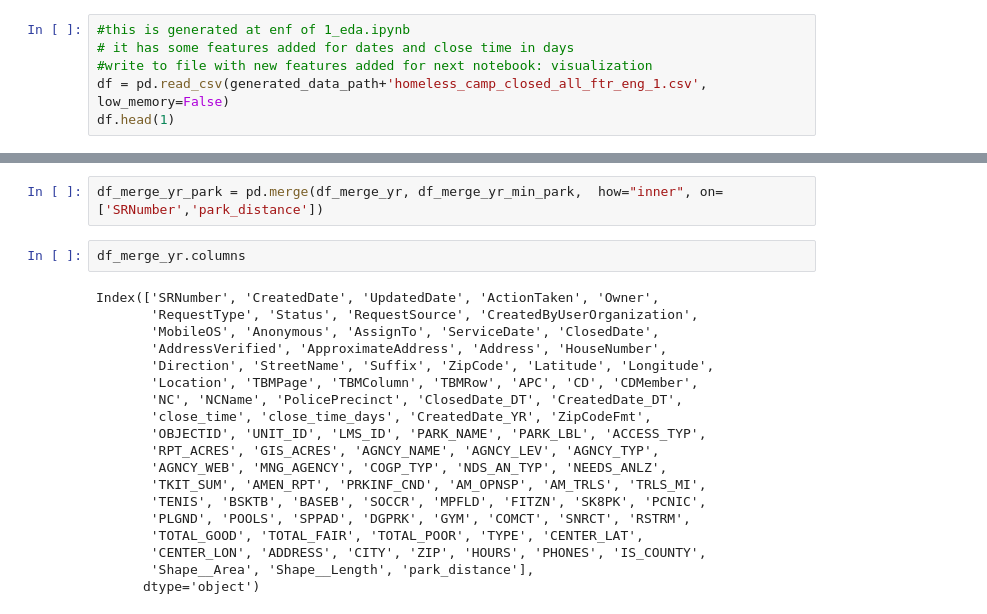
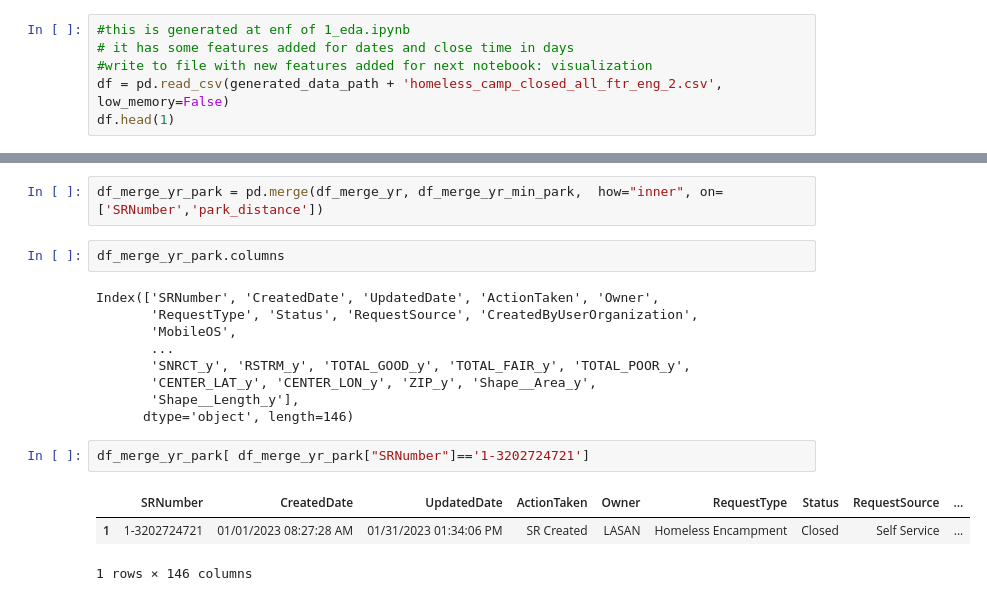
Before and after one commit to aeaiu/usable_ai_project, a Jupyter notebook: Notebooks/3_parks_eda.ipynb, the cells around one changed output, grey strips where cells are left out. Drawn from its saved outputs; the diff is of its cells as text.

Commit message:
added parks eda, features, and vix

```diff
--- a/Notebooks/3_parks_eda.ipynb
+++ b/Notebooks/3_parks_eda.ipynb
@@ -25,7 +24,7 @@ generated_data_path = "../Datagen/"
 #this is generated at enf of 1_eda.ipynb
 # it has some features added for dates and close time in days
 #write to file with new features added for next notebook: visualization
-df = pd.read_csv(generated_data_path+'homeless_camp_closed_all_ftr_eng_1.csv', low_memory=False)
+df = pd.read_csv(generated_data_path + 'homeless_camp_closed_all_ftr_eng_2.csv', low_memory=False)
 df.head(1)
 # %% [output]
 |  | SRNumber | CreatedDate | UpdatedDate | ActionTaken | Owner | RequestType | Status | RequestSource | ... |
@@ -271,23 +268,19 @@ df_merge_yr[ df_merge_yr["SRNumber"]=='1-3202724721']
 # %%
 df_merge_yr_park = pd.merge(df_merge_yr, df_merge_yr_min_park,  how="inner", on=['SRNumber','park_distance'])
 # %%
-df_merge_yr.columns
+df_merge_yr_park.columns
 # %% [output]
 Index(['SRNumber', 'CreatedDate', 'UpdatedDate', 'ActionTaken', 'Owner',
        'RequestType', 'Status', 'RequestSource', 'CreatedByUserOrganization',
-       'MobileOS', 'Anonymous', 'AssignTo', 'ServiceDate', 'ClosedDate',
-       'AddressVerified', 'ApproximateAddress', 'Address', 'HouseNumber',
-       'Direction', 'StreetName', 'Suffix', 'ZipCode', 'Latitude', 'Longitude',
-       'Location', 'TBMPage', 'TBMColumn', 'TBMRow', 'APC', 'CD', 'CDMember',
-       'NC', 'NCName', 'PolicePrecinct', 'ClosedDate_DT', 'CreatedDate_DT',
-       'close_time', 'close_time_days', 'CreatedDate_YR', 'ZipCodeFmt',
-       'OBJECTID', 'UNIT_ID', 'LMS_ID', 'PARK_NAME', 'PARK_LBL', 'ACCESS_TYP',
-       'RPT_ACRES', 'GIS_ACRES', 'AGNCY_NAME', 'AGNCY_LEV', 'AGNCY_TYP',
-       'AGNCY_WEB', 'MNG_AGENCY', 'COGP_TYP', 'NDS_AN_TYP', 'NEEDS_ANLZ',
-       'TKIT_SUM', 'AMEN_RPT', 'PRKINF_CND', 'AM_OPNSP', 'AM_TRLS', 'TRLS_MI',
-       'TENIS', 'BSKTB', 'BASEB', 'SOCCR', 'MPFLD', 'FITZN', 'SK8PK', 'PCNIC',
-       'PLGND', 'POOLS', 'SPPAD', 'DGPRK', 'GYM', 'COMCT', 'SNRCT', 'RSTRM',
-       'TOTAL_GOOD', 'TOTAL_FAIR', 'TOTAL_POOR', 'TYPE', 'CENTER_LAT',
-       'CENTER_LON', 'ADDRESS', 'CITY', 'ZIP', 'HOURS', 'PHONES', 'IS_COUNTY',
-       'Shape__Area', 'Shape__Length', 'park_distance'],
-      dtype='object')
+       'MobileOS',
+       ...
+       'SNRCT_y', 'RSTRM_y', 'TOTAL_GOOD_y', 'TOTAL_FAIR_y', 'TOTAL_POOR_y',
+       'CENTER_LAT_y', 'CENTER_LON_y', 'ZIP_y', 'Shape__Area_y',
+       'Shape__Length_y'],
+      dtype='object', length=146)
+# %%
+df_merge_yr_park[ df_merge_yr_park["SRNumber"]=='1-3202724721']
+# %% [output]
+|  | SRNumber | CreatedDate | UpdatedDate | ActionTaken | Owner | RequestType | Status | RequestSource | ... |
+| 1 | 1-3202724721 | 01/01/2023 08:27:28 AM | 01/31/2023 01:34:06 PM | SR Created | LASAN | Homeless Encampment | Closed | Self Service | ... |
+1 rows × 146 columns
```
Also changed, not shown: parts of 18 cells of this notebook, 2 other files.
